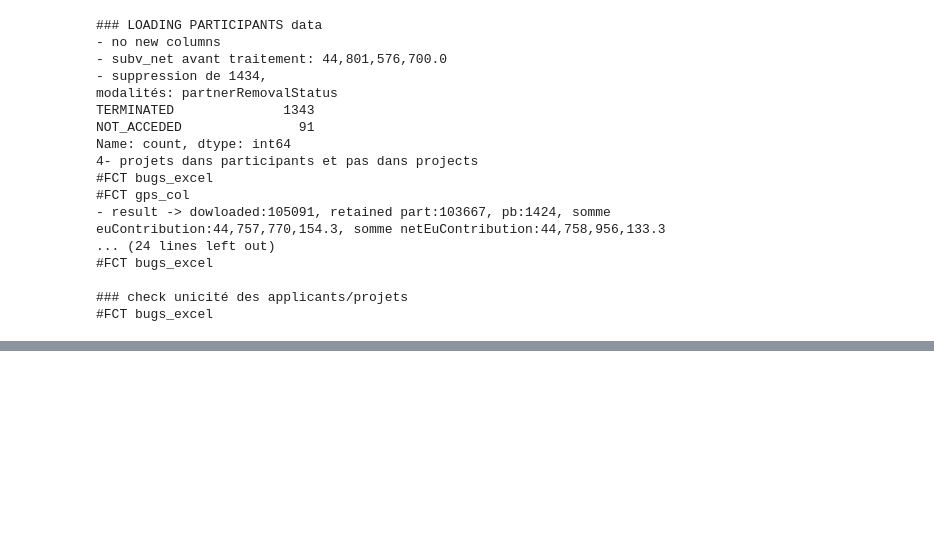
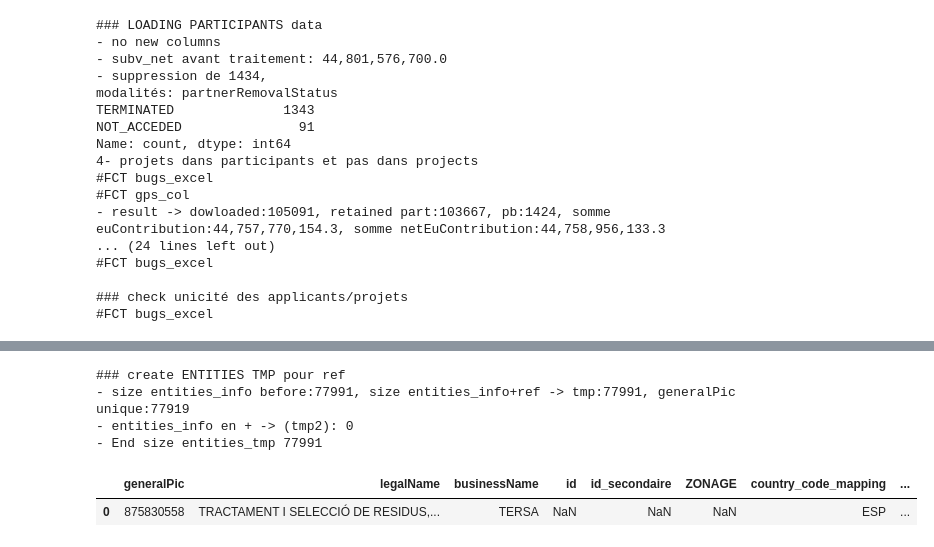
Before and after one commit to dataesr/pcri, a Jupyter notebook: test.ipynb, the cells around one changed output, grey strips where cells are left out. Saved outputs shown, nothing was run; the diff lists cells and outputs as text; code cells hidden in the pictures; blank space fills up the shorter version.

```diff
--- a/test.ipynb
+++ b/test.ipynb
@@ -325,0 +506,36 @@ Name: count, dtype: int64
+# %%
+def entities_tmp_create(entities_info, countries, ref):
+    print("### create ENTITIES TMP pour ref")
+    tab = entities_info.merge(countries[['countryCode', 'country_code_mapping', 'country_name_mapping', 'countryCode_parent']], how='left', on='countryCode')
+    tmp = tab.merge(ref, how='inner', on=['generalPic','country_code_mapping'])
+    print(f"- size entities_info before:{len(entities_info)}, size entities_info+ref -> tmp:{len(tmp)}, generalPic unique:{len(tmp.generalPic.unique())}")
+    # entities only into entities_info
+    tmp2 = tab.merge(tmp[['generalPic','country_code_mapping']], how='left', on=['generalPic','country_code_mapping'], indicator=True).query('_merge=="left_only"').drop(columns=['_merge'])
+    print(f"- entities_info en + -> (tmp2): {len(tmp2)}")
+    if not tmp2.empty:
+        # test lien avec ref voire si un identifiant seulement sur le generalPic
+        tmp2 = tmp2.merge(ref.drop(columns='country_code_mapping').drop_duplicates(), how='inner', on='generalPic')
+        print(f"- size lien tmp2 with ref: {len(tmp2)}")
+        ## add tmp2 to tmp
+        tmp1 = pd.concat([tmp, tmp2], ignore_index=True)
+        # entities_info without id
+        tmp1 = tab.merge(tmp1[['generalPic','country_code_mapping']], how='left',on=['generalPic','country_code_mapping'], indicator=True).query('_merge=="left_only"').drop(columns=['_merge'])
+        print(f"- size entities_info without id -> tmp1: {len(tmp1)}")
+        tmp = pd.concat([tmp1, tmp], ignore_index=True)
+
+    if (len(tmp))!=(len(entities_info)):
+        print(f"1 - ATTENTION!!! size result {len(tmp)} diff size entities_info {len(entities_info)}")
+    print(f"- End size entities_tmp {len(tmp)}")
+    return tmp
+entities_tmp = entities_tmp_create(entities_info, countries, ref)
+# %% [output]
+### create ENTITIES TMP pour ref
+- size entities_info before:77991, size entities_info+ref -> tmp:77991, generalPic unique:77919
+- entities_info en + -> (tmp2): 0
+- End size entities_tmp 77991
+# %%
+# entities_tmp = entities_for_merge(entities_tmp)
+entities_tmp.head(1)
+# %% [output]
+|  | generalPic | legalName | businessName | id | id_secondaire | ZONAGE | country_code_mapping | ... |
+| 0 | 875830558 | TRACTAMENT I SELECCIÓ DE RESIDUS,... | TERSA | NaN | NaN | NaN | ESP | ... |
```
Also changed, not shown: parts of 18 cells of this notebook, 14 other files.
